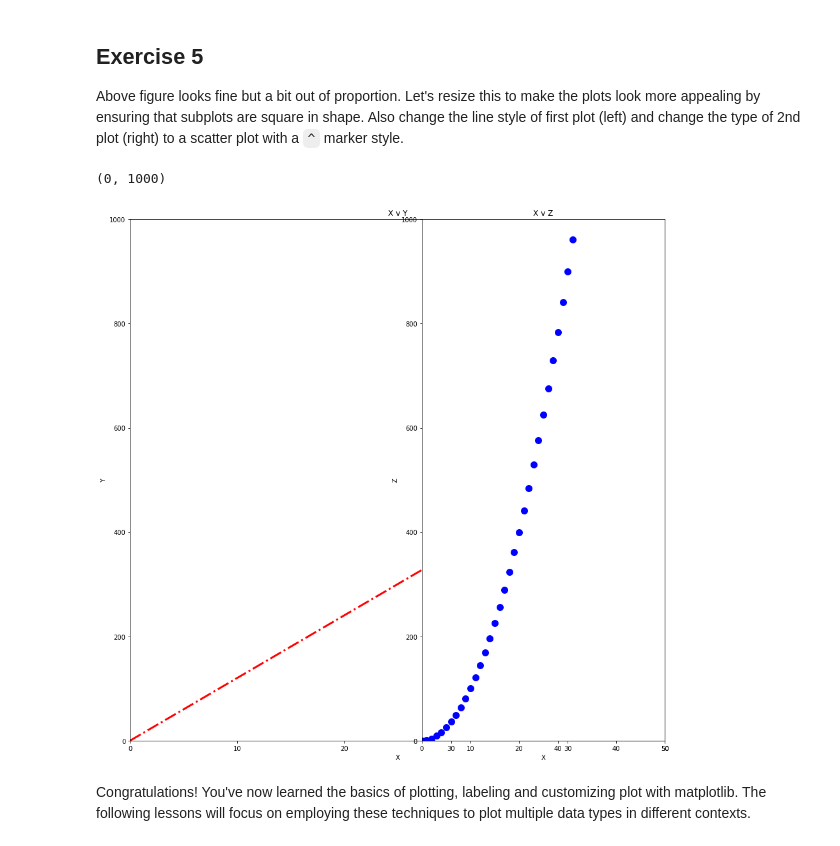
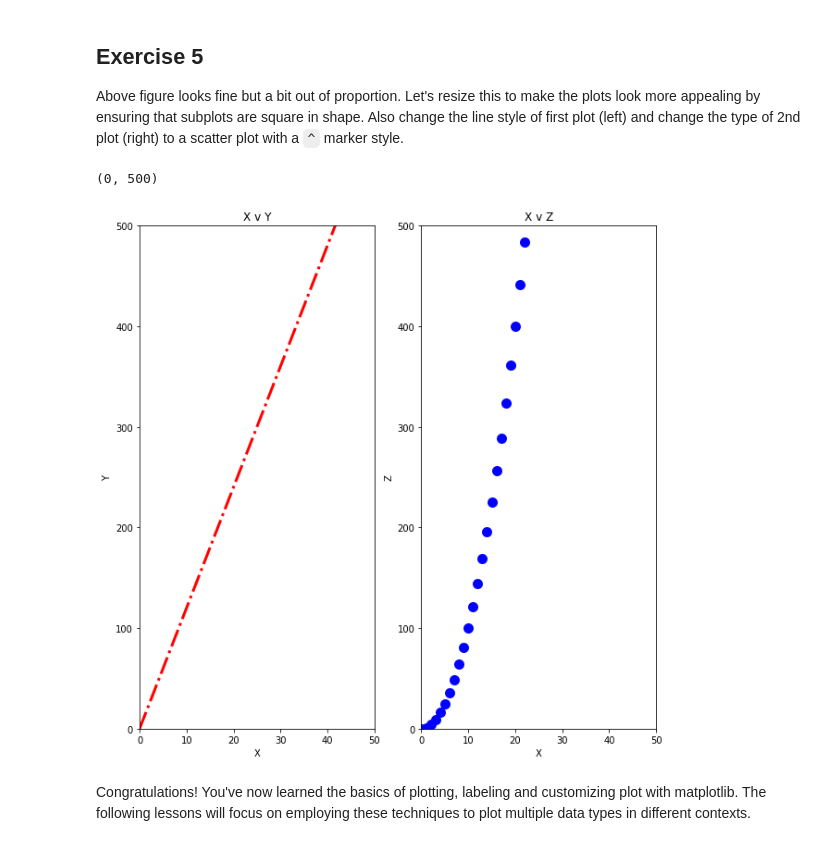
Before and after one commit to eannefawcett/dsc-more-practice-with-matplotlib-lab-online-ds-pt-081219, a Jupyter notebook: index.ipynb, the cells around one changed output. Saved outputs shown, nothing was run; the diff lists cells and outputs as text; code cells hidden in the pictures.

Commit message:
format graphs to be proportional

```diff
--- a/index.ipynb
+++ b/index.ipynb
@@ -143,24 +143,24 @@ ax2.set_ylim(0,2000)
 
 Above figure looks fine but a bit out of proportion. Let's resize this to make the plots look more appealing by ensuring that subplots are square in shape. Also change the line style of first plot (left) and change the type of 2nd plot (right) to a scatter plot with a `^` marker style.
 # %%
-fig03 = plt.figure(figsize=(15,15))
-ax1 = fig03.add_subplot(111, sharex=None, sharey=None)
+fig03 = plt.figure(figsize=(10,10))
+ax1 = fig03.add_subplot(121, sharex=None, sharey=None)
 ax2 = fig03.add_subplot(122, sharex=None, sharey=None)
 ax1.plot((x), (y), color='red', linewidth=3, linestyle='-.')
 ax1.set_title('X v Y')
 ax1.set_xlabel('X')
 ax1.set_ylabel('Y')
 ax1.set_xlim(0,50)
-ax1.set_ylim(0,1000)
+ax1.set_ylim(0,500)
 ax2.scatter((x), (z), color='blue', linewidth=5)
 ax2.set_title('X v Z')
 ax2.set_xlabel('X')
 ax2.set_ylabel('Z')
 ax2.set_xlim(0,50)
-ax2.set_ylim(0,1000)
+ax2.set_ylim(0,500)
 # %% [output]
-(0, 1000)
+(0, 500)
-[figure, old version]
+[figure, new version]
 # %% [markdown]
 Congratulations! You've now learned the basics of plotting, labeling and customizing plot with matplotlib. The following lessons will focus on employing these techniques to plot multiple data types in different contexts.
 # %% [markdown]
```
